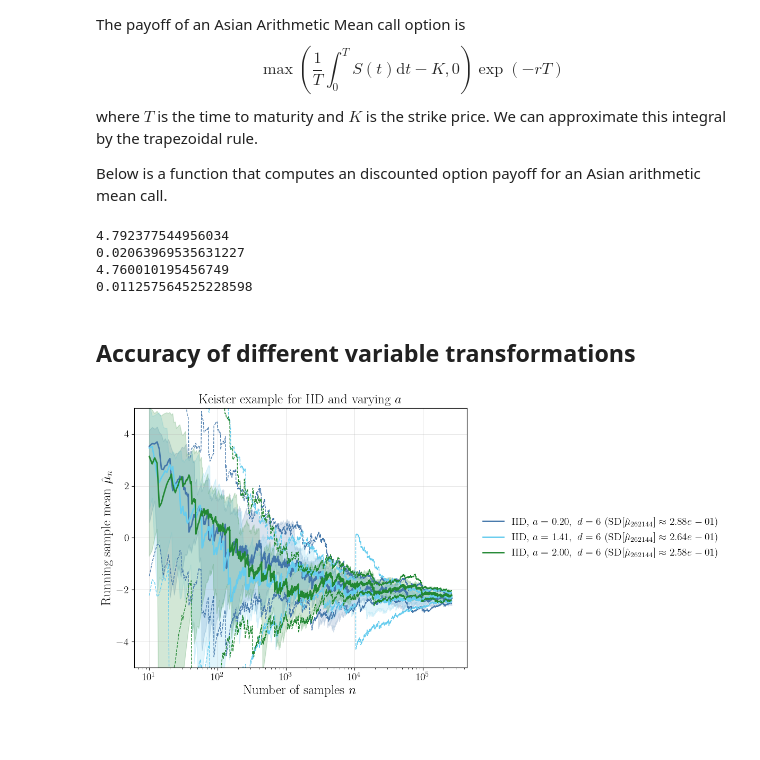
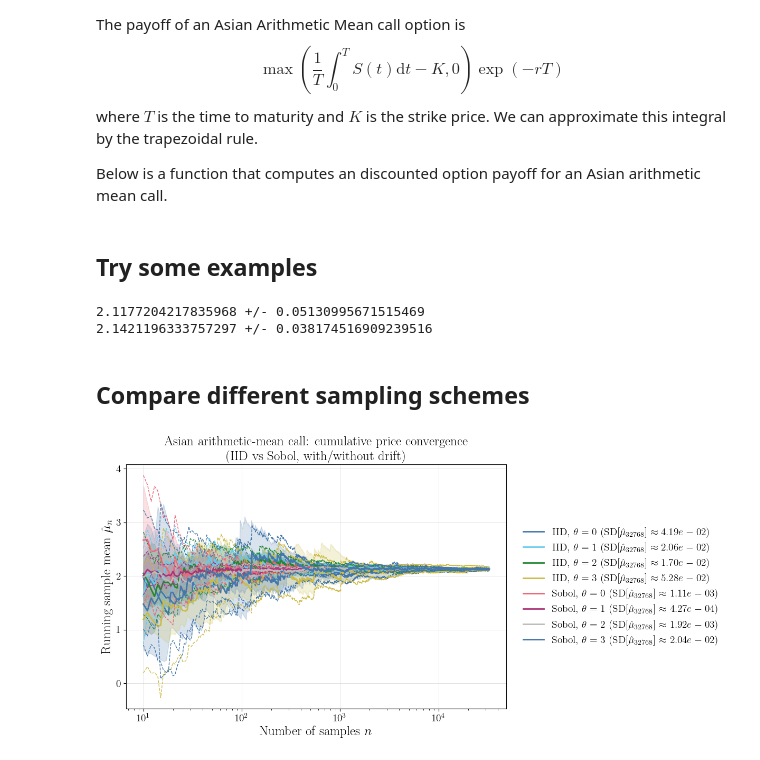
Before and after one commit to QMCSoftware/MATH565Fall2025, a Jupyter notebook: notebooks/AsianOptionExample.ipynb, the cells around one changed output. Cells and saved outputs as stored; diff of their text form; code cells hidden in the pictures; blank space fills up the shorter version.

```diff
--- a/notebooks/AsianOptionExample.ipynb
+++ b/notebooks/AsianOptionExample.ipynb
@@ -70,51 +71,57 @@ where $T$ is the time to maturity and $K$ is the strike price.  We can approxima
 Below is a function that computes an discounted option payoff for an Asian arithmetic mean call.
 # %%
 # Asian Option Parameters
-T=0.25 #time to expiration
-d=13 #number of time steps
-S0=100 #initial stock price
+T=1 #time to expiration
+d=13 #number of time steps (52 weeks in a year)
+S0=80 #initial stock price
 r=0.03 #interest rate
 sigma=0.4 #volatility
 K=100 #strike price
+A = bm_transform(T=T, d=d) #square root of the covariance matrix for a Brownian motin
-# %%
-A = bm_transform(T=0.25, d=13) #square root of the covariance matrix
-n=2**17
-
-Sobol = qp.Sobol(d).gen_samples(n)
-IID = qp.IIDStdUniform(d).gen_samples(n)
-pay = asian_arith_mean_call_payoff(IID, S0=S0, r=r, sigma=sigma, T=T, K=K, A=A)
-print(pay.mean())
-print(pay.std()/np.sqrt(n))
-
-pay_IS = asian_arith_mean_call_payoff(IID, S0=S0, r=r, sigma=sigma, T=T, K=K, A=A, drift=2)
-print(pay_IS.mean())
-print(pay_IS.std()/np.sqrt(n))
-# %% [output]
-4.792377544956034
-0.02063969535631227
-4.760010195456749
-0.011257564525228598
 # %% [markdown]
-## Accuracy of different variable transformations
+## Try some examples
+# %%
+n=2**17
+
+Sobol = qp.Sobol(d).gen_samples(n)
+IID = qp.IIDStdUniform(d).gen_samples(n)
+pay_IID = asian_arith_mean_call_payoff(IID, S0=S0, r=r, sigma=sigma, T=T, K=K, A=A)
+price_IID, se_IID = price(pay_IID, iid=True)
+print(price_IID, "+/-", 2.58*se_IID)
+
+price_IID_IS, se_IID_IS = price(asian_arith_mean_call_payoff(IID, S0=S0, r=r, sigma=sigma, T=T, K=K, A=A, drift=2.5), iid=True)
+print(price_IID_IS, "+/-", 2.58*se_IID_IS)
+# %% [output]
+2.1177204217835968 +/- 0.05130995671515469
+2.1421196333757297 +/- 0.038174516909239516
+# %% [markdown]
+## Compare different sampling schemes
 # %%
 from classlib.plots import plot_middle_half_sample_mean, plot_multiple_middle_half_sample_means
 n = 2**16
-d = 6
-configs = {
-    # IID entries
-    f"IID a={a:g}, d={d}": {
-        "sampler": (lambda n : np.random.random((n, d))),
-        "f":       (lambda x : f_keister(x, a)),
-        "label":   rf"IID, $a={a:4.2f},\ d={d}$",
-    }
-    for a in a_list
-}
+# samplers and labels
+sampler_list = [
+    ("IID", lambda n: np.random.random((n, d))),
+    ("Sobol", lambda n: qp.Sobol(dimension=d, randomize=True).gen_samples(n)),
+]
+drift_list = [0, 1, 2, 3]  # constant drifts to test (0 = no importance sampling)
 
+# --- Build configs dict (f returns per-path payoffs) ---
+configs = {}
+for s_name, sampler in sampler_list:
+    for drift in drift_list:
+        key = f"{s_name}, theta={drift:g}"
+        label = rf"{s_name}, $\theta={drift:g}$"
+        configs[key] = {
+            "sampler": sampler,
+            "f": (lambda X, drift=drift: asian_arith_mean_call_payoff(X, S0, r, sigma, T, K, drift=None if drift == 0.0 else drift, A=A)),
+            "label": label,
+        }
+
+# --- Plot; the function will: for each N and replicate, compute cumulative means and middle-half bands ---
 ax, info = plot_multiple_middle_half_sample_means(
     configs,
-    n_max=2**18,
-    title="Keister example for IID and varying $a$",
-    ylim=(-5,5)
+    title="Asian arithmetic-mean call: cumulative price convergence\n(IID vs Sobol, with/without drift)",
 )
 # %% [output]
-[figure, old version]
+[figure, new version]
```
Also changed, not shown: parts of 3 cells of this notebook, 3 other files.
